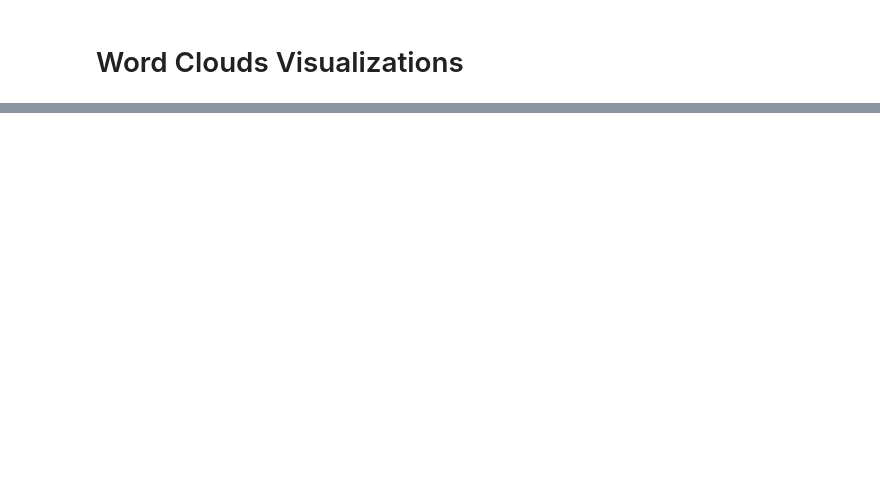
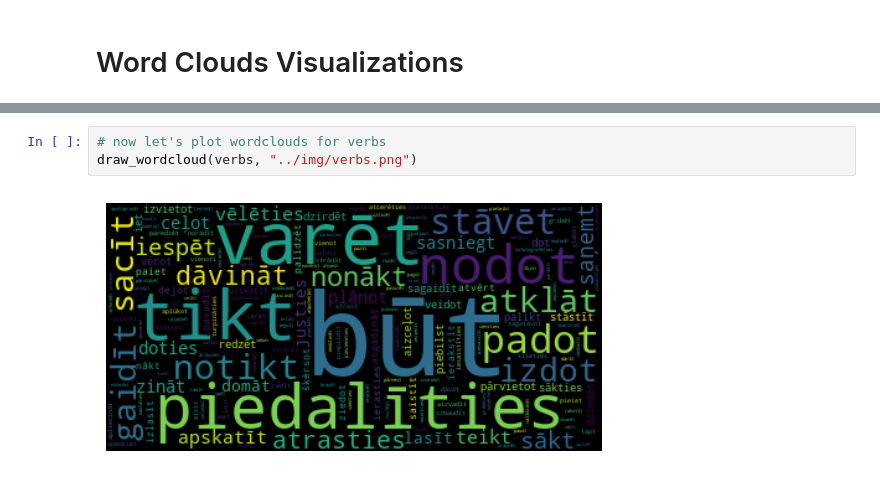
Before and after one commit to ValRCS/gramatu_draugs_10, a Jupyter notebook: notebooks/word_clouds.ipynb, the cells around one changed output, grey strips where cells are left out. Drawn from its saved outputs; the diff is of its cells as text; blank space fills up the shorter version.

```diff
--- a/notebooks/word_clouds.ipynb
+++ b/notebooks/word_clouds.ipynb
@@ -40,0 +145,5 @@ Plotly version: 5.18.0
+# %%
+# now let's plot wordclouds for verbs
+draw_wordcloud(verbs, "../img/verbs.png")
+# %% [output]
+[figure, added]
```
Also changed, not shown: parts of 10 cells of this notebook, 3 other files.
